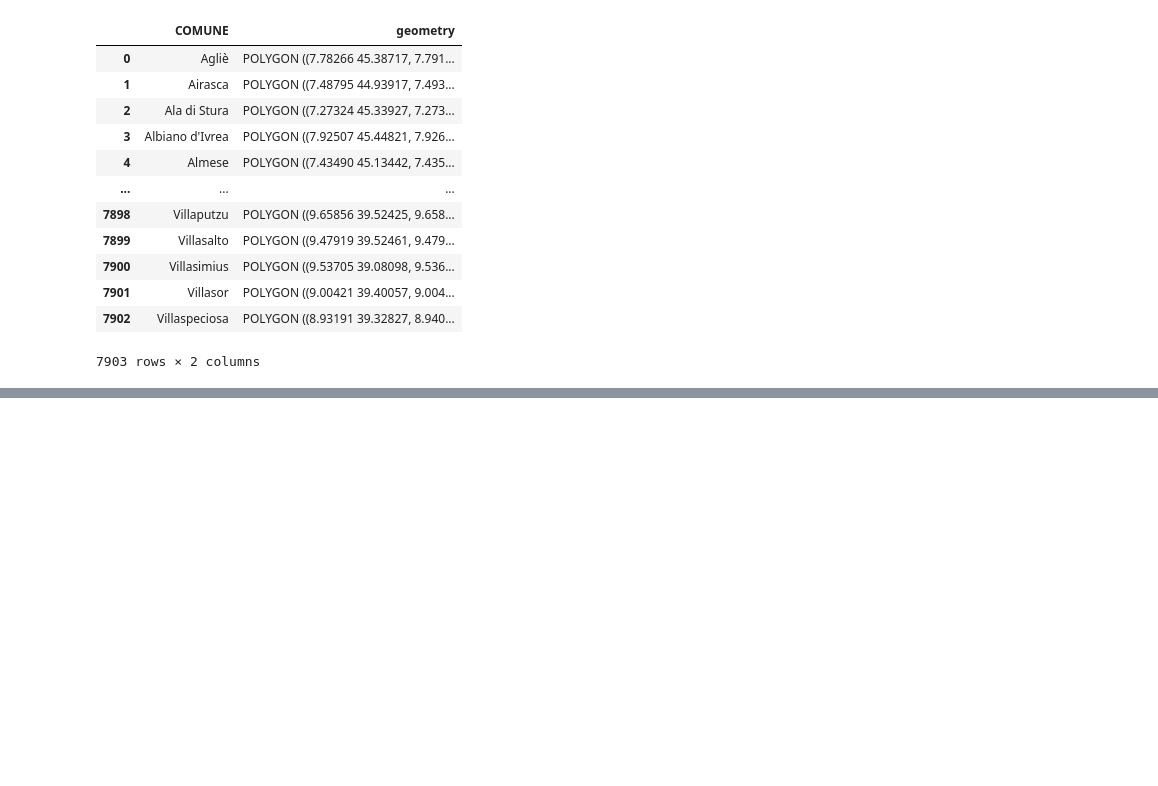
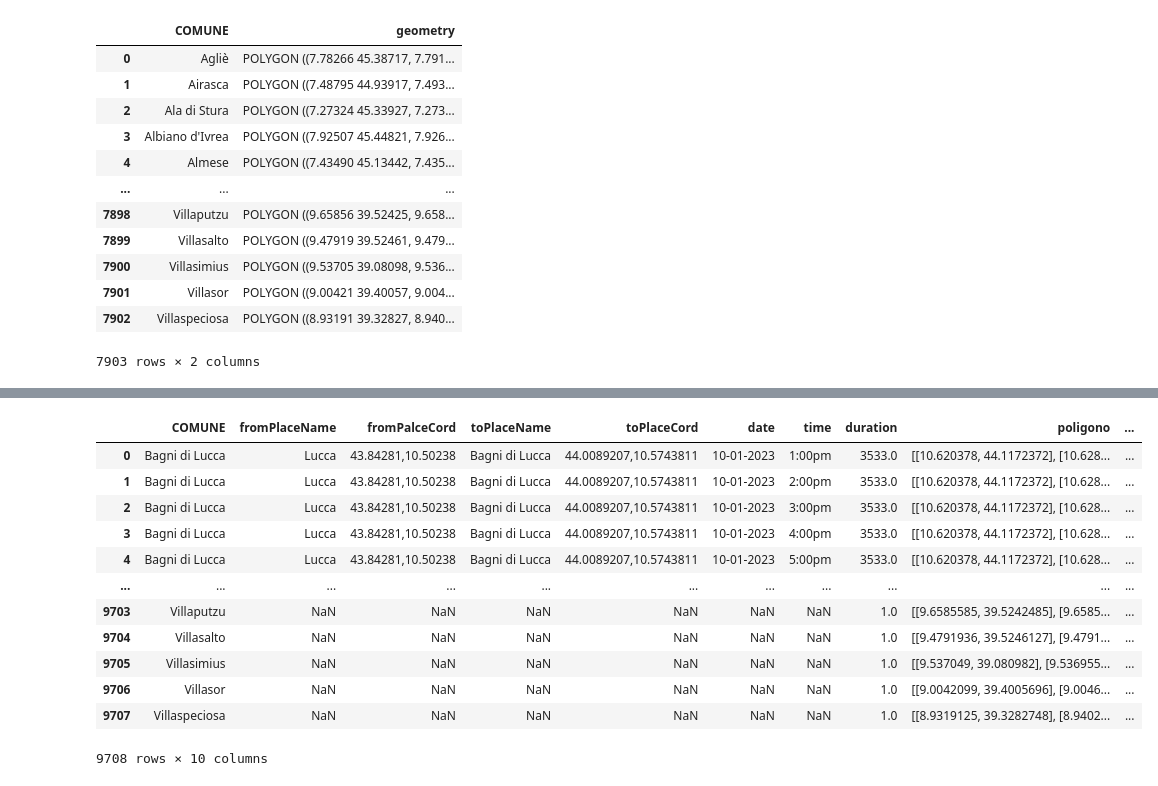
Before and after one commit to bianchi-john/OTPBorghi, a Jupyter notebook: mappaPerSuperset/mappaPerSuperset.ipynb, the cells around one changed output, grey strips where cells are left out. Drawn from its saved outputs; the diff is of its cells as text; code cells hidden in the pictures; blank space fills up the shorter version.

```diff
--- a/mappaPerSuperset/mappaPerSuperset.ipynb
+++ b/mappaPerSuperset/mappaPerSuperset.ipynb
@@ -157,0 +162,24 @@ df
+# %%
+# Merging places
+
+lista_comuni = gdf['COMUNE'].tolist()
+
+# Creare un dataframe con i comuni univoci attualmente presenti nel tuo dataframe
+comuni_presenti = df['COMUNE'].drop_duplicates()
+
+# Aggiungere solo i comuni mancanti dalla lista_comuni
+comuni_da_aggiungere = [comune for comune in lista_comuni if comune not in comuni_presenti.tolist()]
+
+# Creare un dataframe con i comuni mancanti
+df_comuni_da_aggiungere = pd.DataFrame({'COMUNE': comuni_da_aggiungere})
+
+# Unire i dataframe originale e i nuovi comuni
+df = pd.concat([df, df_comuni_da_aggiungere], ignore_index=True)
+
+
+# Assuming your DataFrame is named 'df'
+df['duration'].fillna(1, inplace=True)
+
+
+# Ora df contiene i comuni dalla lista_comuni che non erano già presenti
+df
@@ -197,0 +217,28 @@ df
+# %%
+# Suddividere la colonna "duration" in 4 categorie
+df['duration_category'] = pd.cut(df['duration'], bins=[-1, 2, 1800, 3600, 5400, 7200, float('inf')], labels=['1','30', '60', '90', '120', '180'])
+# Replace the empty values in "duration_category" with "NA" where "duration" is NaN
+df['duration_category'] = df['duration_category'].astype('category')
+
+# Add 'NA' as a category if it doesn't exist
+if 'NA' not in df['duration_category'].cat.categories:
+    df['duration_category'] = df['duration_category'].cat.add_categories('NA')
+
+# Replace the empty values in "duration_category" with "NA" where "duration" is NaN
+df.loc[df['duration'].isnull(), 'duration_category'] = 'NA'
+
+df
+# %% [output]
+|  | COMUNE | fromPlaceName | fromPalceCord | toPlaceName | toPlaceCord | date | time | duration | poligono | ... |
+| 0 | Bagni di Lucca | Lucca | 43.84281,10.50238 | Bagni di Lucca | 44.0089207,10.5743811 | 10-01-2023 | 1:00pm | 3533.0 | [[10.620378, 44.1172372], [10.628... | ... |
+| 1 | Bagni di Lucca | Lucca | 43.84281,10.50238 | Bagni di Lucca | 44.0089207,10.5743811 | 10-01-2023 | 2:00pm | 3533.0 | [[10.620378, 44.1172372], [10.628... | ... |
+| 2 | Bagni di Lucca | Lucca | 43.84281,10.50238 | Bagni di Lucca | 44.0089207,10.5743811 | 10-01-2023 | 3:00pm | 3533.0 | [[10.620378, 44.1172372], [10.628... | ... |
+| 3 | Bagni di Lucca | Lucca | 43.84281,10.50238 | Bagni di Lucca | 44.0089207,10.5743811 | 10-01-2023 | 4:00pm | 3533.0 | [[10.620378, 44.1172372], [10.628... | ... |
+| 4 | Bagni di Lucca | Lucca | 43.84281,10.50238 | Bagni di Lucca | 44.0089207,10.5743811 | 10-01-2023 | 5:00pm | 3533.0 | [[10.620378, 44.1172372], [10.628... | ... |
+| ... | ... | ... | ... | ... | ... | ... | ... | ... | ... | ... |
+| 9703 | Villaputzu | NaN | NaN | NaN | NaN | NaN | NaN | 1.0 | [[9.6585585, 39.5242485], [9.6585... | ... |
+| 9704 | Villasalto | NaN | NaN | NaN | NaN | NaN | NaN | 1.0 | [[9.4791936, 39.5246127], [9.4791... | ... |
+| 9705 | Villasimius | NaN | NaN | NaN | NaN | NaN | NaN | 1.0 | [[9.537049, 39.080982], [9.536955... | ... |
+| 9706 | Villasor | NaN | NaN | NaN | NaN | NaN | NaN | 1.0 | [[9.0042099, 39.4005696], [9.0046... | ... |
+| 9707 | Villaspeciosa | NaN | NaN | NaN | NaN | NaN | NaN | 1.0 | [[8.9319125, 39.3282748], [8.9402... | ... |
+9708 rows × 10 columns
```
Also changed, not shown: parts of 7 cells of this notebook, 1 other file.
